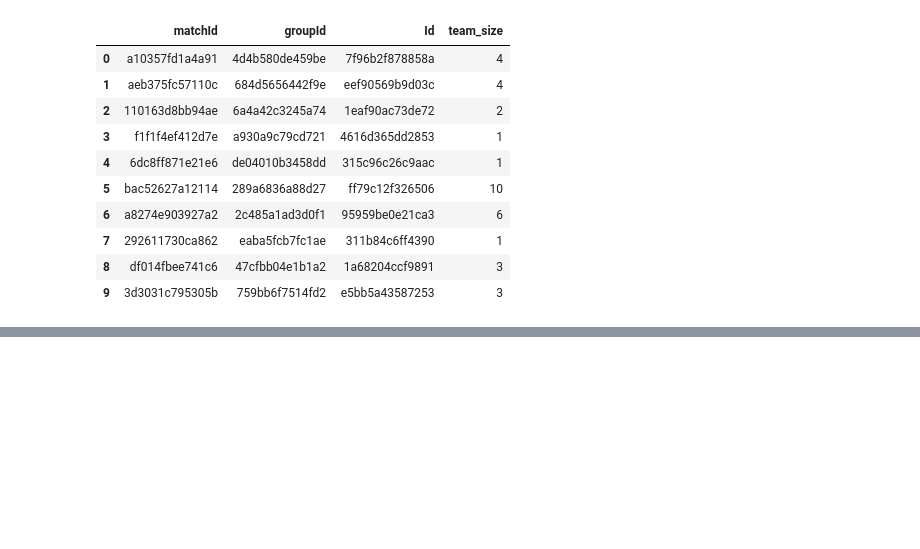
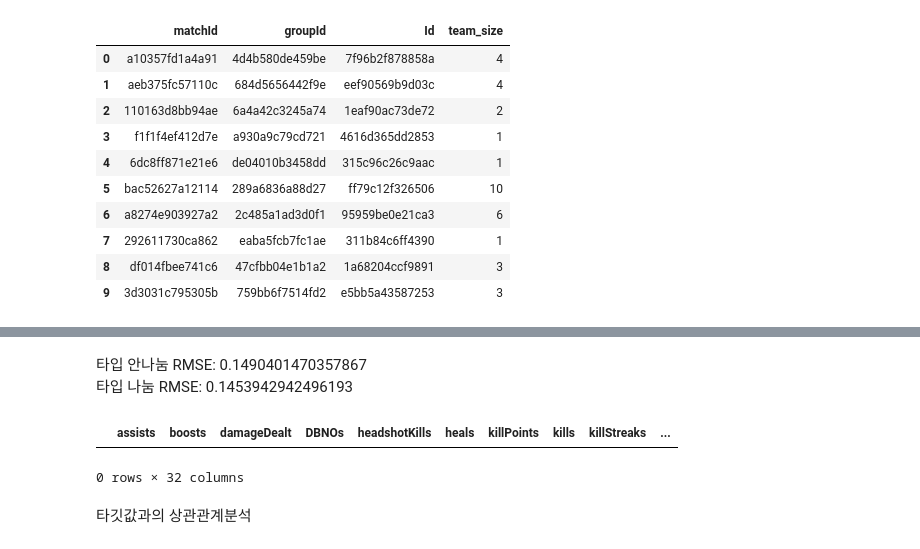
Before and after one commit to p-garden/data-solution, a Jupyter notebook: BATTLRGROUND/notebooke3a40bfc51.ipynb, the cells around one changed output, grey strips where cells are left out. Saved outputs shown, nothing was run; the diff lists cells and outputs as text; code cells hidden in the pictures; blank space fills up the shorter version.

```diff
--- a/BATTLRGROUND/notebooke3a40bfc51.ipynb
+++ b/BATTLRGROUND/notebooke3a40bfc51.ipynb
@@ -384,0 +369,10 @@ Squad 데이터 개수: 2382712
+# %% [markdown]
+타입 안나눔 RMSE: 0.1490401470357867
+타입 나눔 RMSE: 0.1453942942496193
+# %%
+duo_train
+# %% [output]
+|  | assists | boosts | damageDealt | DBNOs | headshotKills | heals | killPoints | kills | killStreaks | ... |
+0 rows × 32 columns
+# %% [markdown]
+타깃값과의 상관관계분석
```
Also changed, not shown: parts of 38 cells of this notebook.
